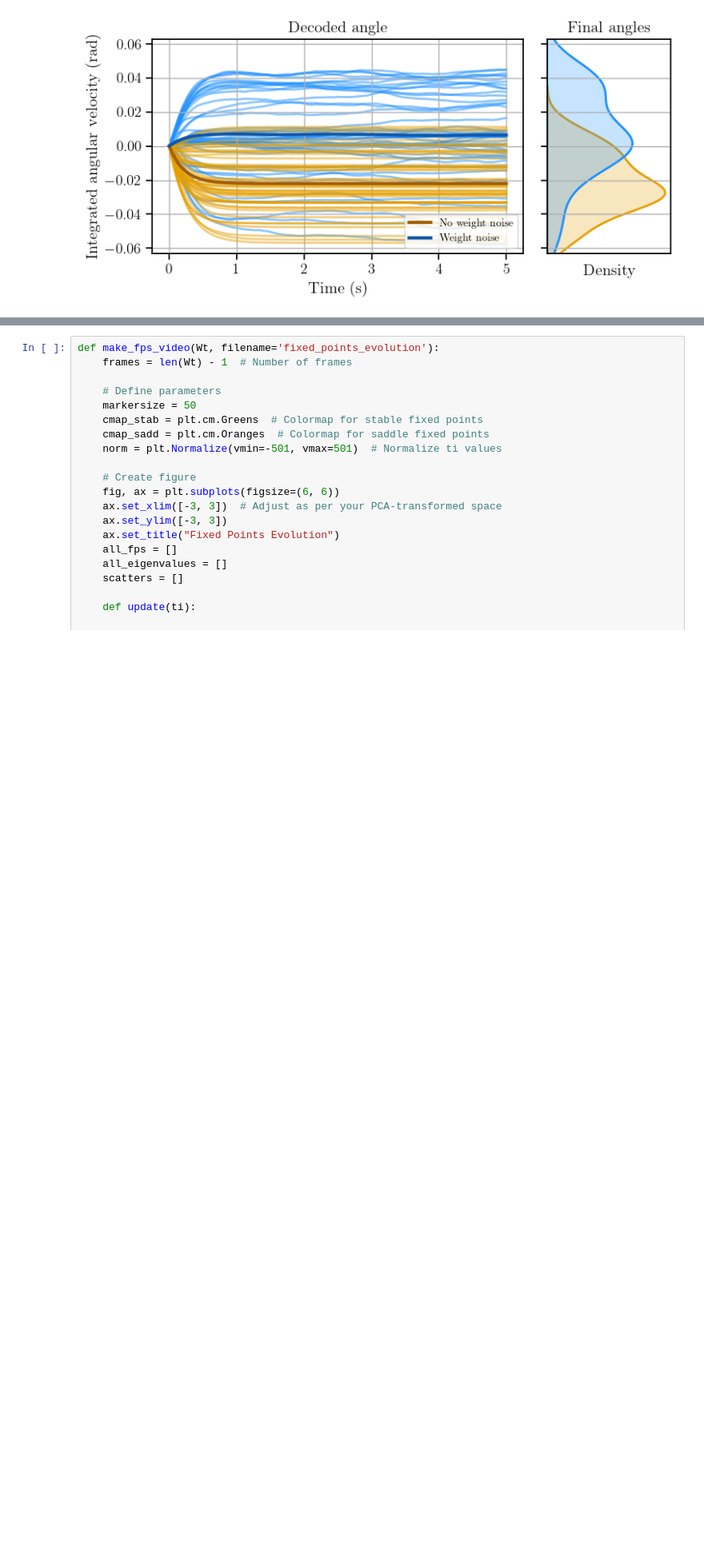
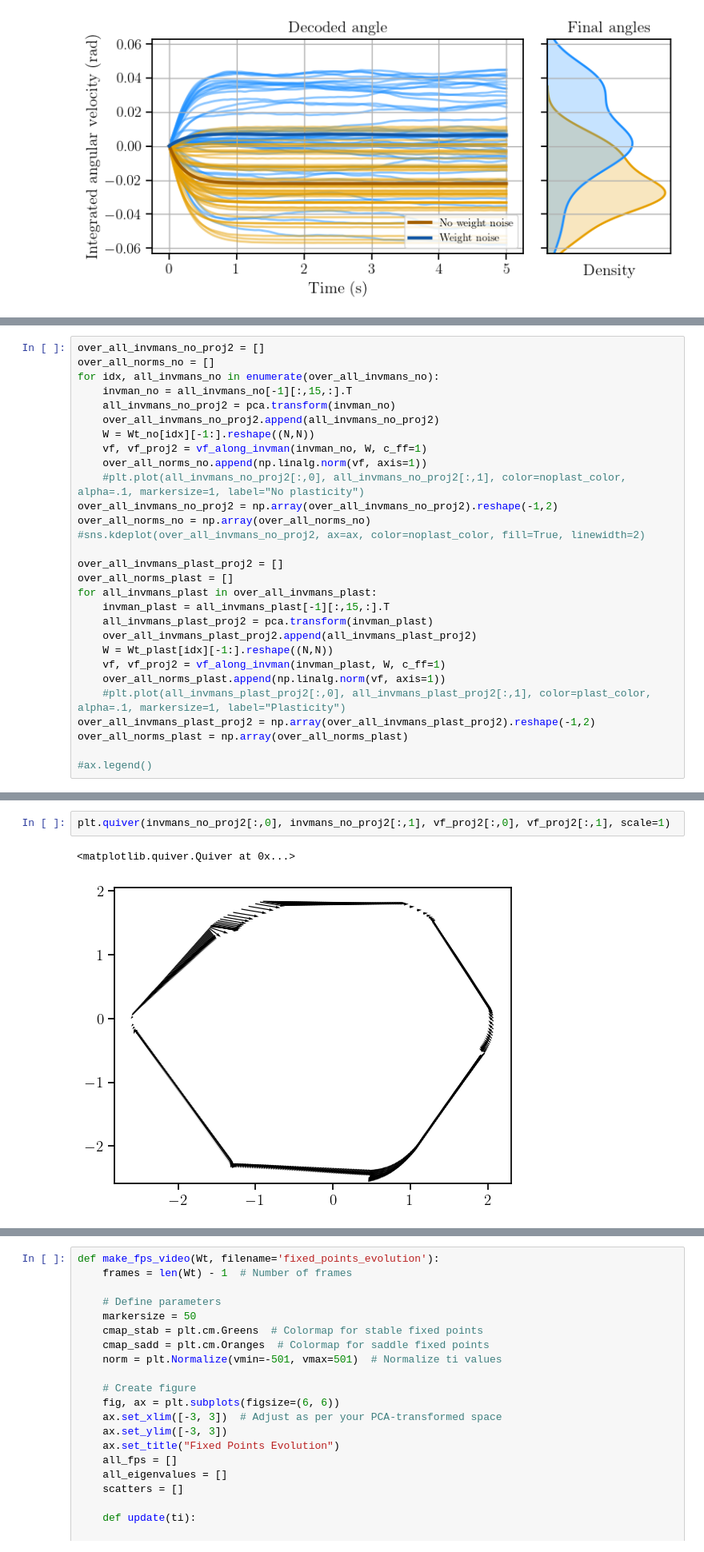
Before and after one commit to Asagodi/topological_diversity, a Jupyter notebook: Stability/homeostasis/plasticity.ipynb, the cells around one changed output, grey strips where cells are left out. Shown at 80% size. Drawn from its saved outputs; the diff is of its cells as text; blank space fills up the shorter version.

```diff
--- a/Stability/homeostasis/plasticity.ipynb
+++ b/Stability/homeostasis/plasticity.ipynb
@@ -372,0 +477,29 @@ for ti, W_sym in tqdm(enumerate(Wt[4][1:])):
+# %%
+over_all_invmans_no_proj2 = []
+over_all_norms_no = []
+for idx, all_invmans_no in enumerate(over_all_invmans_no):
+    invman_no = all_invmans_no[-1][:,15,:].T
+    all_invmans_no_proj2 = pca.transform(invman_no)
+    over_all_invmans_no_proj2.append(all_invmans_no_proj2)
+    W = Wt_no[idx][-1:].reshape((N,N))
+    vf, vf_proj2 = vf_along_invman(invman_no, W, c_ff=1)
+    over_all_norms_no.append(np.linalg.norm(vf, axis=1))
+    #plt.plot(all_invmans_no_proj2[:,0], all_invmans_no_proj2[:,1], color=noplast_color, alpha=.1, markersize=1, label="No plasticity")
+over_all_invmans_no_proj2 = np.array(over_all_invmans_no_proj2).reshape(-1,2)
+over_all_norms_no = np.array(over_all_norms_no)
+#sns.kdeplot(over_all_invmans_no_proj2, ax=ax, color=noplast_color, fill=True, linewidth=2)
+
+over_all_invmans_plast_proj2 = []
+over_all_norms_plast = []
+for all_invmans_plast in over_all_invmans_plast:
+    invman_plast = all_invmans_plast[-1][:,15,:].T
+    all_invmans_plast_proj2 = pca.transform(invman_plast)
+    over_all_invmans_plast_proj2.append(all_invmans_plast_proj2)
+    W = Wt_plast[idx][-1:].reshape((N,N))
+    vf, vf_proj2 = vf_along_invman(invman_plast, W, c_ff=1)
+    over_all_norms_plast.append(np.linalg.norm(vf, axis=1))
+    #plt.plot(all_invmans_plast_proj2[:,0], all_invmans_plast_proj2[:,1], color=plast_color, alpha=.1, markersize=1, label="Plasticity")
+over_all_invmans_plast_proj2 = np.array(over_all_invmans_plast_proj2).reshape(-1,2)
+over_all_norms_plast = np.array(over_all_norms_plast)
+
+#ax.legend()
@@ -372,0 +558,5 @@ for ti, W_sym in tqdm(enumerate(Wt[4][1:])):
+# %%
+plt.quiver(invmans_no_proj2[:,0], invmans_no_proj2[:,1], vf_proj2[:,0], vf_proj2[:,1], scale=1)
+# %% [output]
+<matplotlib.quiver.Quiver at 0x...>
+[figure, added]
```
Also changed, not shown: parts of 18 cells of this notebook.
